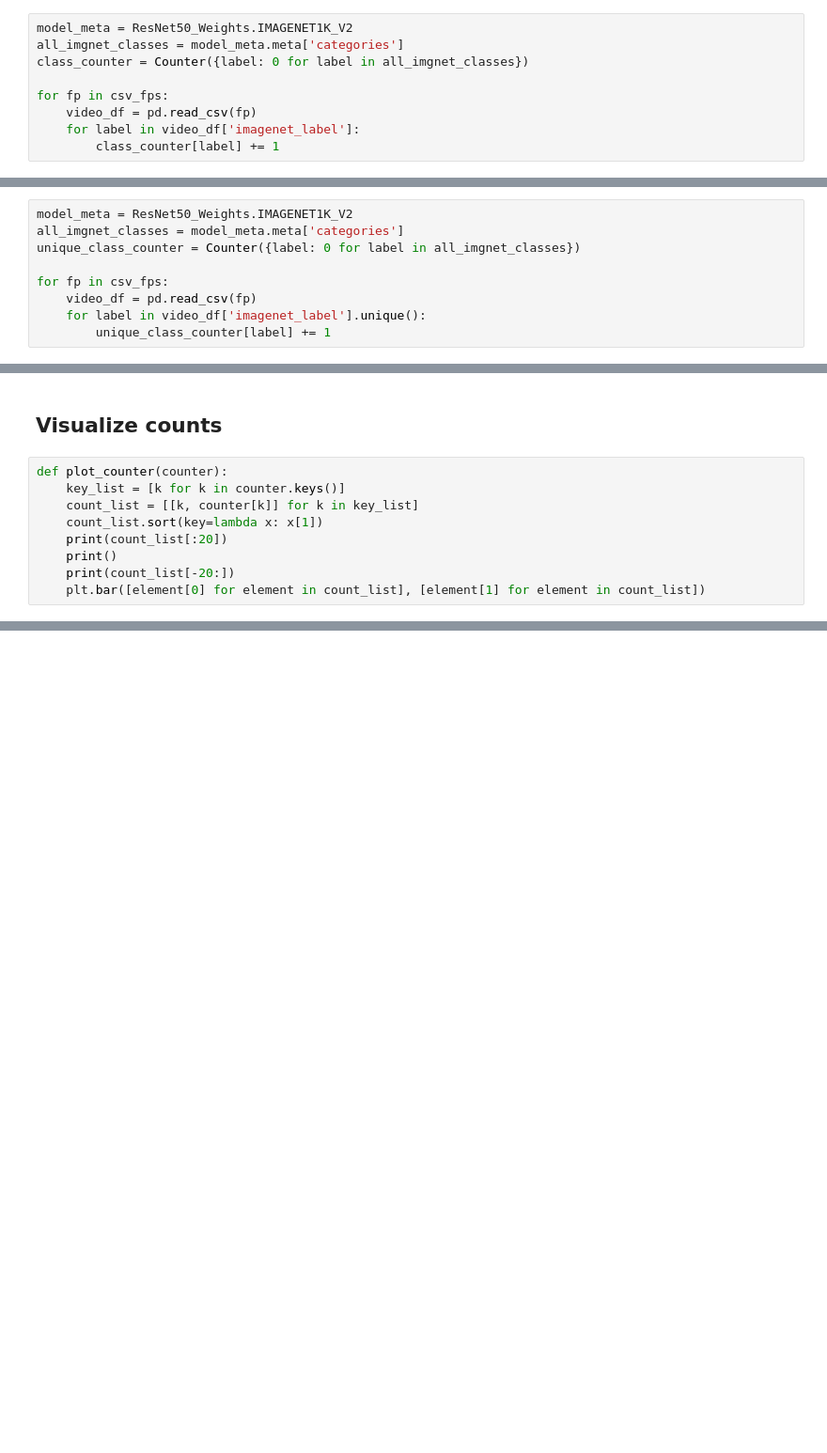
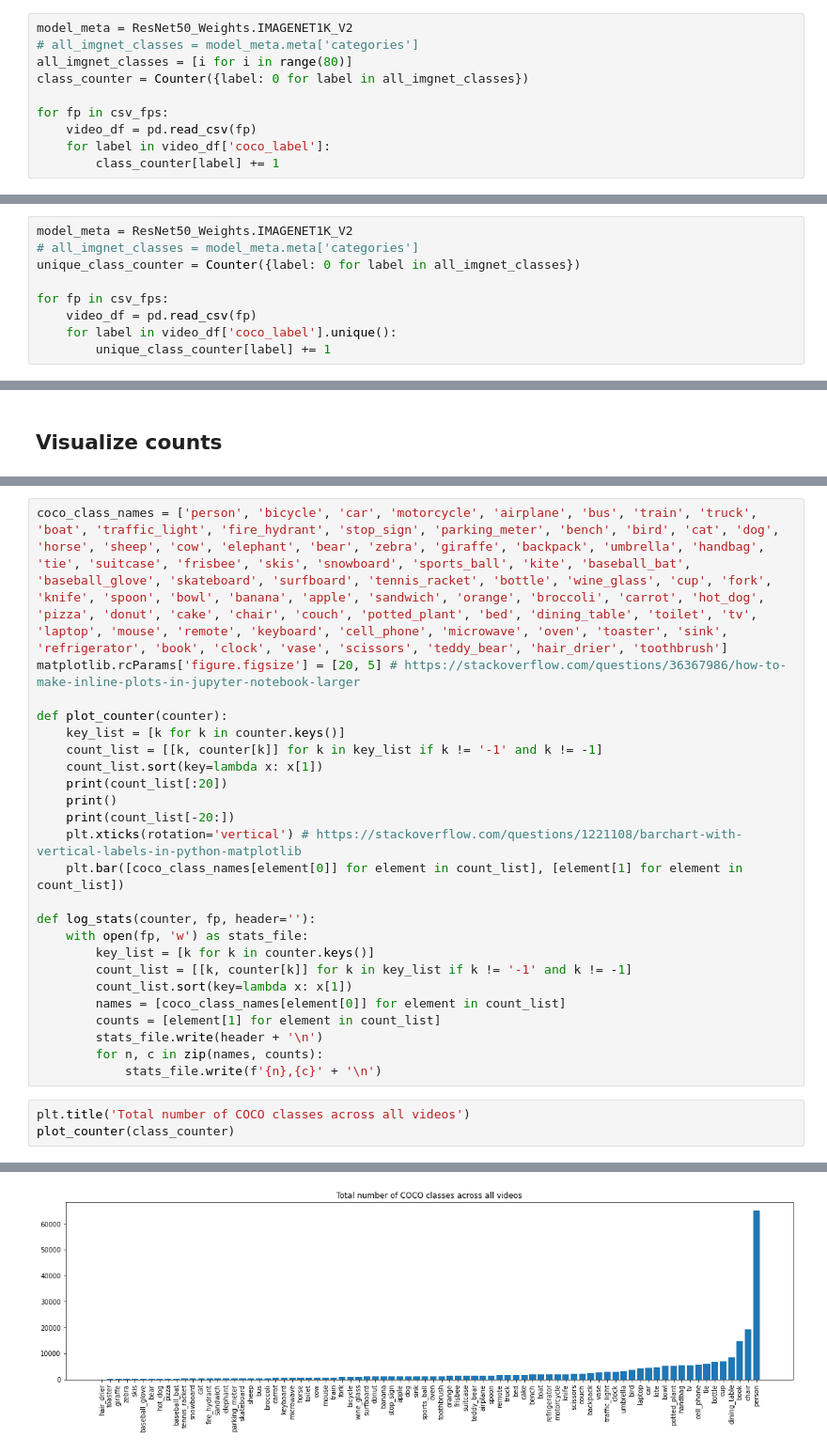
Before and after one commit to VictorSuciu/object_localization_network, a Jupyter notebook: stats.ipynb, the cells around one changed output, grey strips where cells are left out. Shown at 94% size. Saved outputs shown, nothing was run; the diff lists cells and outputs as text; blank space fills up the shorter version.

Commit message:
experimenting with alternate imagenet classifiers

```diff
--- a/stats.ipynb
+++ b/stats.ipynb
@@ -23,24 +33,25 @@ video_df
 ## Count total imagenet class occurances
 # %%
 model_meta = ResNet50_Weights.IMAGENET1K_V2
-all_imgnet_classes = model_meta.meta['categories']
+# all_imgnet_classes = model_meta.meta['categories']
+all_imgnet_classes = [i for i in range(80)]
 class_counter = Counter({label: 0 for label in all_imgnet_classes})
 
 for fp in csv_fps:
     video_df = pd.read_csv(fp)
-    for label in video_df['imagenet_label']:
+    for label in video_df['coco_label']:
         class_counter[label] += 1
 # %% [markdown]
 ## Count unique imagnet class occurances
 only count one of each class per video
 # %%
 model_meta = ResNet50_Weights.IMAGENET1K_V2
-all_imgnet_classes = model_meta.meta['categories']
+# all_imgnet_classes = model_meta.meta['categories']
 unique_class_counter = Counter({label: 0 for label in all_imgnet_classes})
 
 for fp in csv_fps:
     video_df = pd.read_csv(fp)
-    for label in video_df['imagenet_label'].unique():
+    for label in video_df['coco_label'].unique():
         unique_class_counter[label] += 1
 # %% [markdown]
 ## Count number of seen imagenet classes
@@ -58,11 +75,2 @@ print('killer whale' in np.array(all_imgnet_classes))
 # %% [markdown]
 ## Visualize counts
-# %%
-def plot_counter(counter):
-    key_list = [k for k in counter.keys()]
-    count_list = [[k, counter[k]] for k in key_list]
-    count_list.sort(key=lambda x: x[1])
-    print(count_list[:20])
-    print()
-    print(count_list[-20:])
-    plt.bar([element[0] for element in count_list], [element[1] for element in count_list])
@@ -75,0 +77,28 @@ for class_name, count in imgnet_count_list[-50:]:
+# %%
+coco_class_names = ['person', 'bicycle', 'car', 'motorcycle', 'airplane', 'bus', 'train', 'truck', 'boat', 'traffic_light', 'fire_hydrant', 'stop_sign', 'parking_meter', 'bench', 'bird', 'cat', 'dog', 'horse', 'sheep', 'cow', 'elephant', 'bear', 'zebra', 'giraffe', 'backpack', 'umbrella', 'handbag', 'tie', 'suitcase', 'frisbee', 'skis', 'snowboard', 'sports_ball', 'kite', 'baseball_bat', 'baseball_glove', 'skateboard', 'surfboard', 'tennis_racket', 'bottle', 'wine_glass', 'cup', 'fork', 'knife', 'spoon', 'bowl', 'banana', 'apple', 'sandwich', 'orange', 'broccoli', 'carrot', 'hot_dog', 'pizza', 'donut', 'cake', 'chair', 'couch', 'potted_plant', 'bed', 'dining_table', 'toilet', 'tv', 'laptop', 'mouse', 'remote', 'keyboard', 'cell_phone', 'microwave', 'oven', 'toaster', 'sink', 'refrigerator', 'book', 'clock', 'vase', 'scissors', 'teddy_bear', 'hair_drier', 'toothbrush']
+matplotlib.rcParams['figure.figsize'] = [20, 5] # https://stackoverflow.com/questions/36367986/how-to-make-inline-plots-in-jupyter-notebook-larger
+
+def plot_counter(counter):
+    key_list = [k for k in counter.keys()]
+    count_list = [[k, counter[k]] for k in key_list if k != '-1' and k != -1]
+    count_list.sort(key=lambda x: x[1])
+    print(count_list[:20])
+    print()
+    print(count_list[-20:])
+    plt.xticks(rotation='vertical') # https://stackoverflow.com/questions/1221108/barchart-with-vertical-labels-in-python-matplotlib
+    plt.bar([coco_class_names[element[0]] for element in count_list], [element[1] for element in count_list])
+
+def log_stats(counter, fp, header=''):
+    with open(fp, 'w') as stats_file:
+        key_list = [k for k in counter.keys()]
+        count_list = [[k, counter[k]] for k in key_list if k != '-1' and k != -1]
+        count_list.sort(key=lambda x: x[1])
+        names = [coco_class_names[element[0]] for element in count_list]
+        counts = [element[1] for element in count_list]
+        stats_file.write(header + '\n')
+        for n, c in zip(names, counts):
+            stats_file.write(f'{n},{c}' + '\n')
+# %%
+plt.title('Total number of COCO classes across all videos')
+plot_counter(class_counter)
+# %% [output]
@@ -75,0 +108 @@ for class_name, count in imgnet_count_list[-50:]:
+[figure, added]
```
Also changed, not shown: parts of 11 cells of this notebook, 6 other files.
